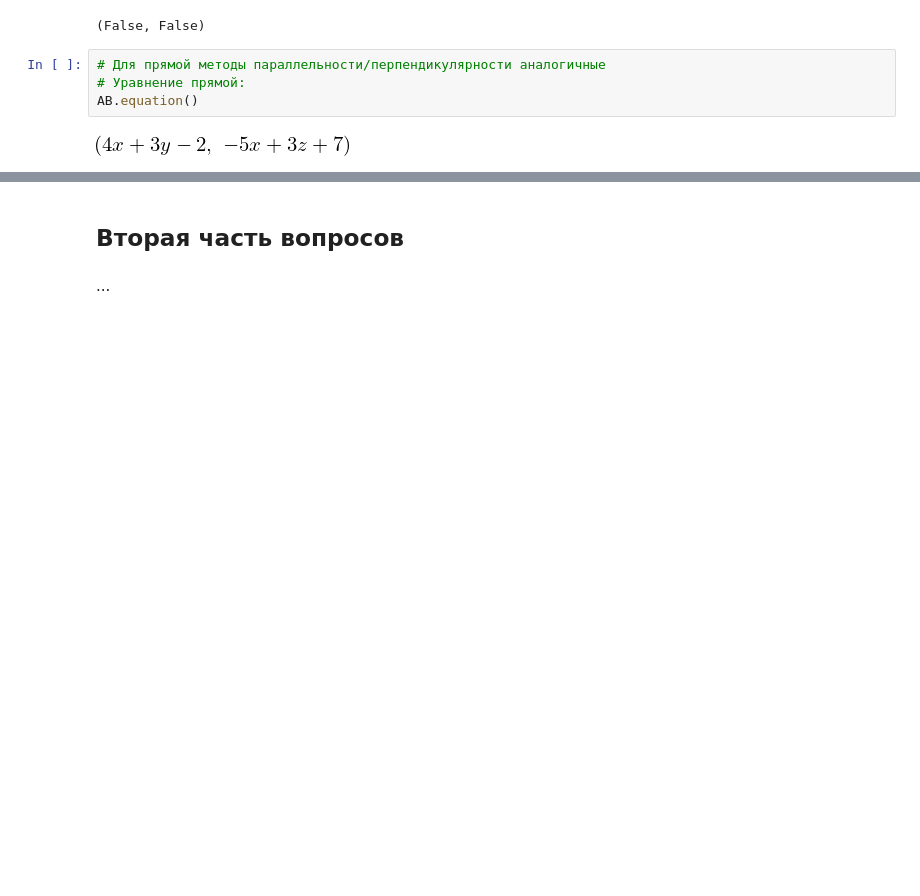
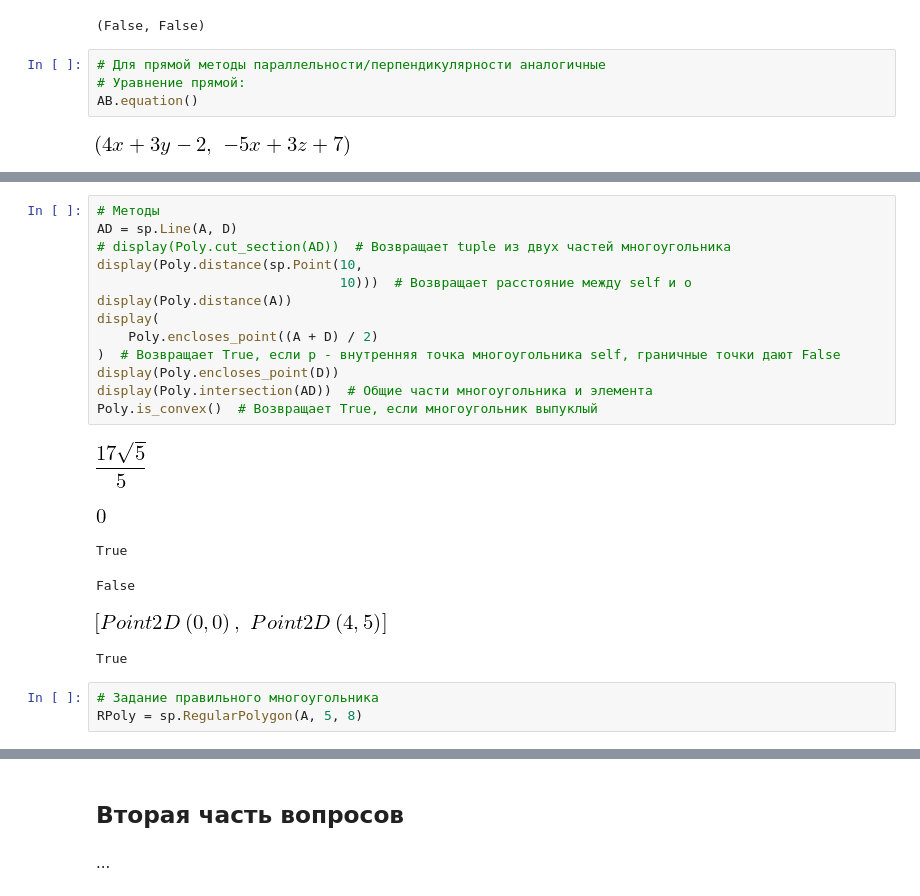
Before and after one commit to Vakosta/hse_tex, a Jupyter notebook: MathWorkshop/AlgebraCrib.ipynb, the cells around one changed output, grey strips where cells are left out. Drawn from its saved outputs; the diff is of its cells as text; blank space fills up the shorter version.

```diff
--- a/MathWorkshop/AlgebraCrib.ipynb
+++ b/MathWorkshop/AlgebraCrib.ipynb
@@ -564,0 +595,23 @@ AB.equation()
+# %%
+# Методы
+AD = sp.Line(A, D)
+# display(Poly.cut_section(AD))  # Возвращает tuple из двух частей многоугольника
+display(Poly.distance(sp.Point(10,
+                               10)))  # Возвращает расстояние между self и o
+display(Poly.distance(A))
+display(
+    Poly.encloses_point((A + D) / 2)
+)  # Возвращает True, если p - внутренняя точка многоугольника self, граничные точки дают False
+display(Poly.encloses_point(D))
+display(Poly.intersection(AD))  # Общие части многоугольника и элемента
+Poly.is_convex()  # Возвращает True, если многоугольник выпуклый
+# %% [output]
+[figure, added]
+[figure, added]
+True
+False
+[figure, added]
+True
+# %%
+# Задание правильного многоугольника
+RPoly = sp.RegularPolygon(A, 5, 8)
```
Also changed, not shown: parts of 11 cells of this notebook, 9 other files.
